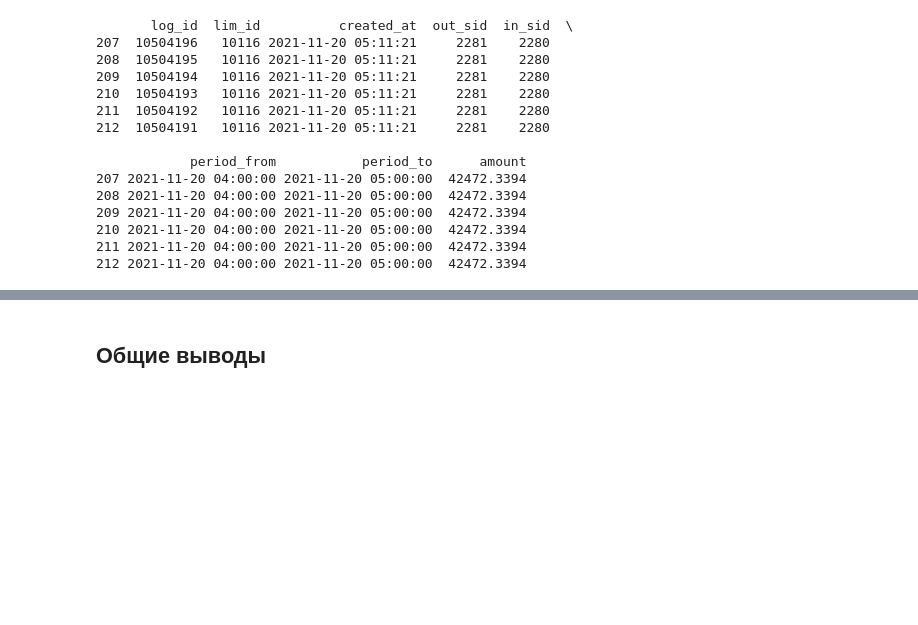
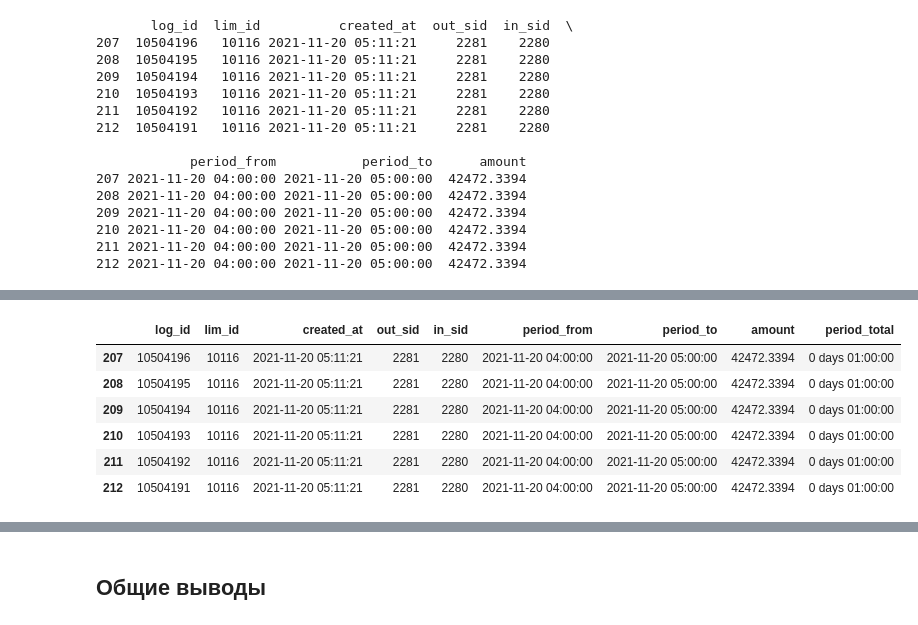
Before and after one commit to MagdaRever/tests, a Jupyter notebook: t_payment_center.ipynb, the cells around one changed output, grey strips where cells are left out. Cells and saved outputs as stored; diff of their text form; code cells hidden in the pictures; blank space fills up the shorter version.

```diff
--- a/t_payment_center.ipynb
+++ b/t_payment_center.ipynb
@@ -209,0 +297,12 @@ print(df[205:211])
+# %%
+# еще раз идентифицируем проблемные строки в датасете
+display(df[df['period_total'] =='0 days 01:00:00'])
+df[df['period_total'] == '0 days 02:30:00']
+# %% [output]
+|  | log_id | lim_id | created_at | out_sid | in_sid | period_from | period_to | amount | period_total |
+| 207 | 10504196 | 10116 | 2021-11-20 05:11:21 | 2281 | 2280 | 2021-11-20 04:00:00 | 2021-11-20 05:00:00 | 42472.3394 | 0 days 01:00:00 |
+| 208 | 10504195 | 10116 | 2021-11-20 05:11:21 | 2281 | 2280 | 2021-11-20 04:00:00 | 2021-11-20 05:00:00 | 42472.3394 | 0 days 01:00:00 |
+| 209 | 10504194 | 10116 | 2021-11-20 05:11:21 | 2281 | 2280 | 2021-11-20 04:00:00 | 2021-11-20 05:00:00 | 42472.3394 | 0 days 01:00:00 |
+| 210 | 10504193 | 10116 | 2021-11-20 05:11:21 | 2281 | 2280 | 2021-11-20 04:00:00 | 2021-11-20 05:00:00 | 42472.3394 | 0 days 01:00:00 |
+| 211 | 10504192 | 10116 | 2021-11-20 05:11:21 | 2281 | 2280 | 2021-11-20 04:00:00 | 2021-11-20 05:00:00 | 42472.3394 | 0 days 01:00:00 |
+| 212 | 10504191 | 10116 | 2021-11-20 05:11:21 | 2281 | 2280 | 2021-11-20 04:00:00 | 2021-11-20 05:00:00 | 42472.3394 | 0 days 01:00:00 |
```
Also changed, not shown: parts of 21 cells of this notebook.
